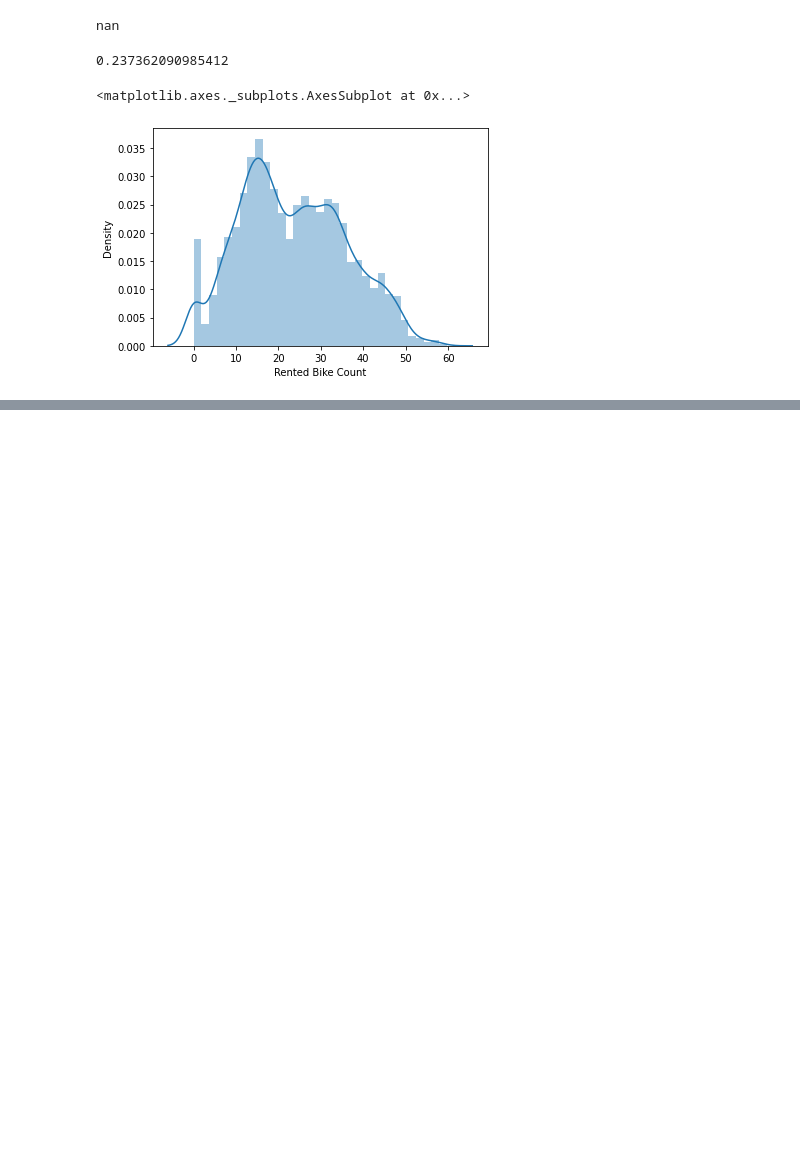
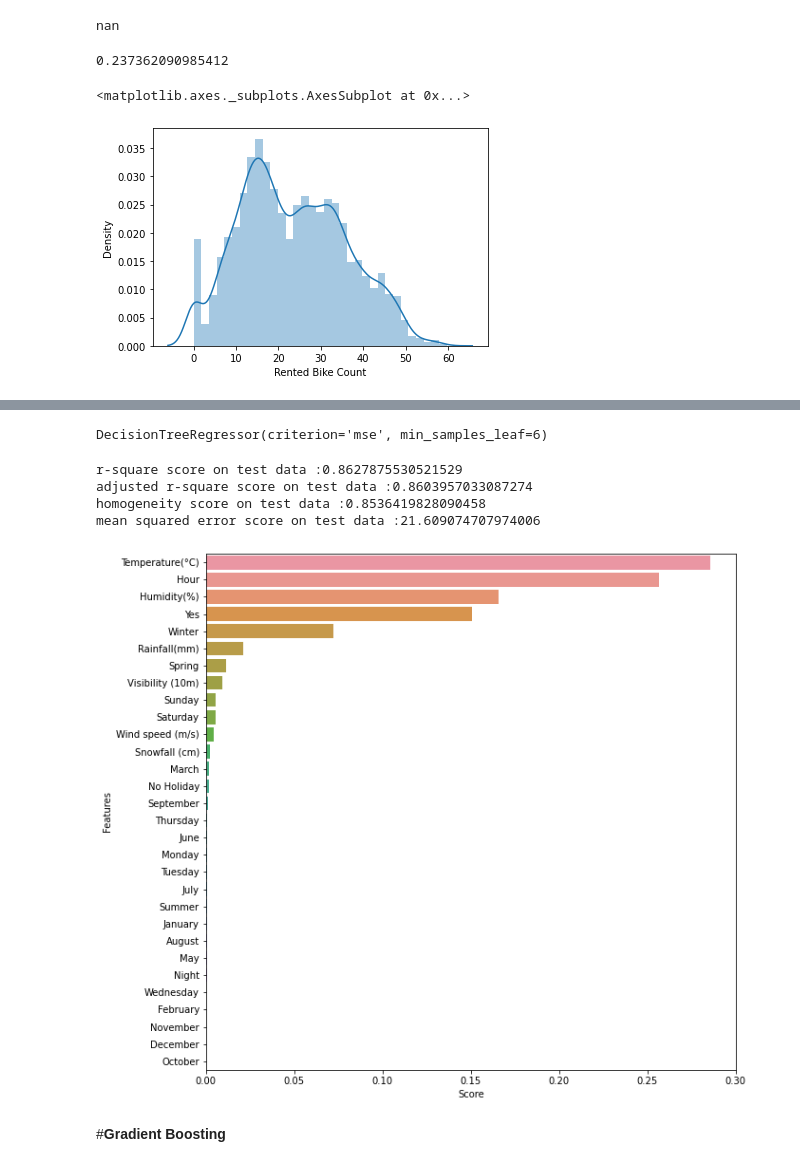
Before and after one commit to MeghanaRanganath98/ML-Capstone-project-Regression, a Jupyter notebook: Meghana_RS_Bike_Sharing_Demand_Prediction_Capstone_Project.ipynb, the cells around one changed output, grey strips where cells are left out. Cells and saved outputs as stored; diff of their text form; code cells hidden in the pictures; blank space fills up the shorter version.

```diff
--- a/Meghana_RS_Bike_Sharing_Demand_Prediction_Capstone_Project.ipynb
+++ b/Meghana_RS_Bike_Sharing_Demand_Prediction_Capstone_Project.ipynb
@@ -531,0 +1019,6 @@ sns.distplot(np.sqrt(df['Rented Bike Count']))
+# %%
+a_train, a_test, b_train, b_test = train_test_split( x,y , test_size = 0.2, random_state = 0)
+print(a_train.shape)
+print(b_train.shape)
+print(a_test.shape)
+print(b_test.shape)
@@ -531,0 +1030,10 @@ sns.distplot(np.sqrt(df['Rented Bike Count']))
+# %%
+from sklearn.tree import DecisionTreeRegressor
+import sklearn.metrics as met
+for min_sam_leaf in range(1,50):
+  DT_reg = DecisionTreeRegressor(criterion='mse',min_samples_leaf=min_sam_leaf)
+  DT_reg.fit(a_train,b_train)
+  print(f"\nR-sqared on train dataset when min leaf {min_sam_leaf} : {met.r2_score(b_train,DT_reg.predict(a_train))}")
+  print(f"R-sqared on test dataset when min leaf {min_sam_leaf}: {met.r2_score(b_test,DT_reg.predict(a_test))}")
+  print(f"Mean absolute error on test dataset when min leaf {min_sam_leaf}: {met.mean_absolute_error(b_test,DT_reg.predict(a_test))}")
+  print(f"Mean squared error on test dataset when min leaf {min_sam_leaf}: {met.mean_squared_error(b_test,DT_reg.predict(a_test))}")
@@ -531,0 +1217,28 @@ sns.distplot(np.sqrt(df['Rented Bike Count']))
+# %%
+DT_reg = DecisionTreeRegressor(criterion='mse',min_samples_leaf=6)
+DT_reg.fit(a_train,b_train)
+# %% [output]
+DecisionTreeRegressor(criterion='mse', min_samples_leaf=6)
+# %%
+# Performance on Test Dataset
+
+print(f"r-square score on test data :{r2_score(b_test,DT_reg.predict(a_test))}")
+print(f"adjusted r-square score on test data :{1-(1-r2_score((b_test),DT_reg.predict(a_test)))*((a_test.shape[0]-1)/(a_test.shape[0]-a_test.shape[1]-1))}")
+print(f"homogeneity score on test data :{met.homogeneity_score(b_test,DT_reg.predict(a_test))}")
+print(f"mean squared error score on test data :{met.mean_squared_error(b_test,DT_reg.predict(a_test))}")
+# %% [output]
+r-square score on test data :0.8627875530521529
+adjusted r-square score on test data :0.8603957033087274
+homogeneity score on test data :0.8536419828090458
+mean squared error score on test data :21.609074707974006
+# %%
+features = pd.DataFrame(list(zip(DT_reg.feature_importances_,x.columns)),columns=['Score','Features'])
+features=features.sort_values('Score',ascending=False)
+# %%
+plt.figure(figsize=(10,10))
+sns.barplot(x=features['Score'],y=features['Features'])
+plt.show()
+# %% [output]
+[figure, added]
+# %% [markdown]
+#**Gradient Boosting**
```
Also changed, not shown: parts of 71 cells of this notebook.
